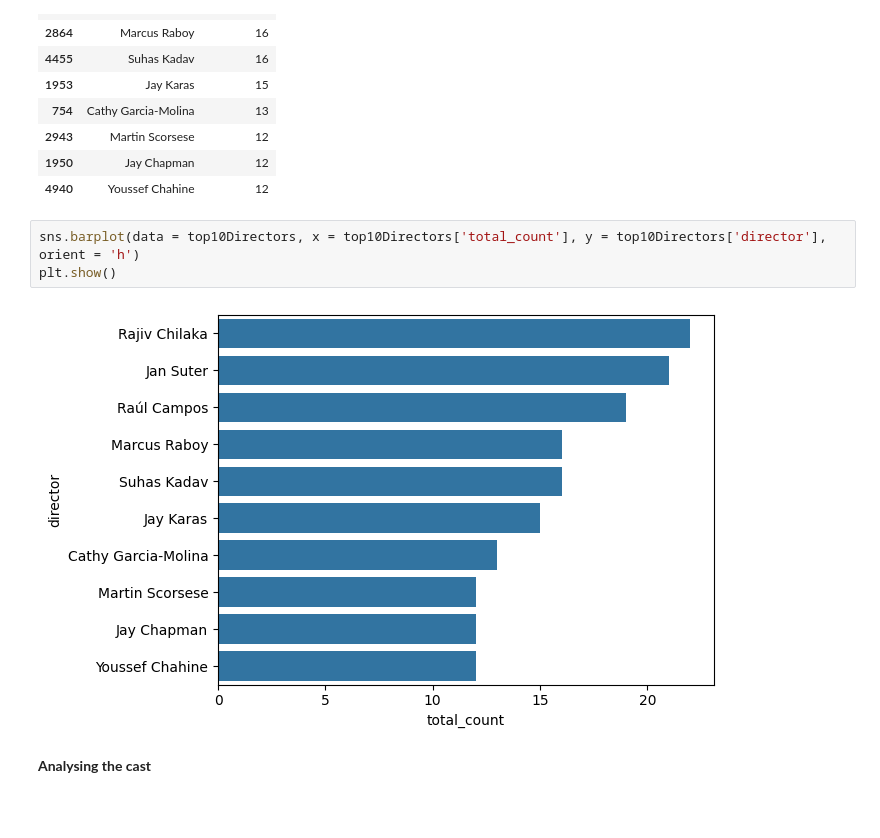
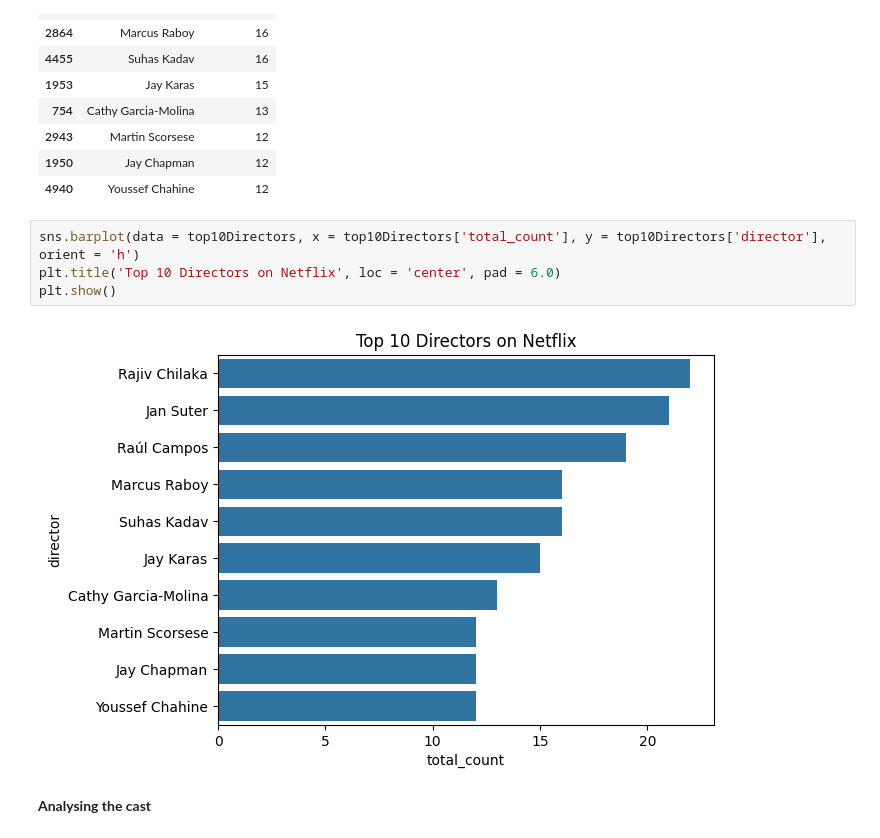
Before and after one commit to pragnakulkarni/Netflix-Movies-and-TV-Shows, a Jupyter notebook: Welcome_To_Colab.ipynb, the cells around one changed output. Drawn from its saved outputs; the diff is of its cells as text; blank space fills up the shorter version.

```diff
--- a/Welcome_To_Colab.ipynb
+++ b/Welcome_To_Colab.ipynb
@@ -247,9 +247,10 @@ top10Directors
 | 4940 | Youssef Chahine | 12 |
 # %%
 sns.barplot(data = top10Directors, x = top10Directors['total_count'], y = top10Directors['director'], orient = 'h')
+plt.title('Top 10 Directors on Netflix', loc = 'center', pad = 6.0)
 plt.show()
 # %% [output]
-[figure, old version]
+[figure, new version]
 # %% [markdown]
 **Analysing the cast**
 # %%
```
Also changed, not shown: parts of 1 cell of this notebook.
